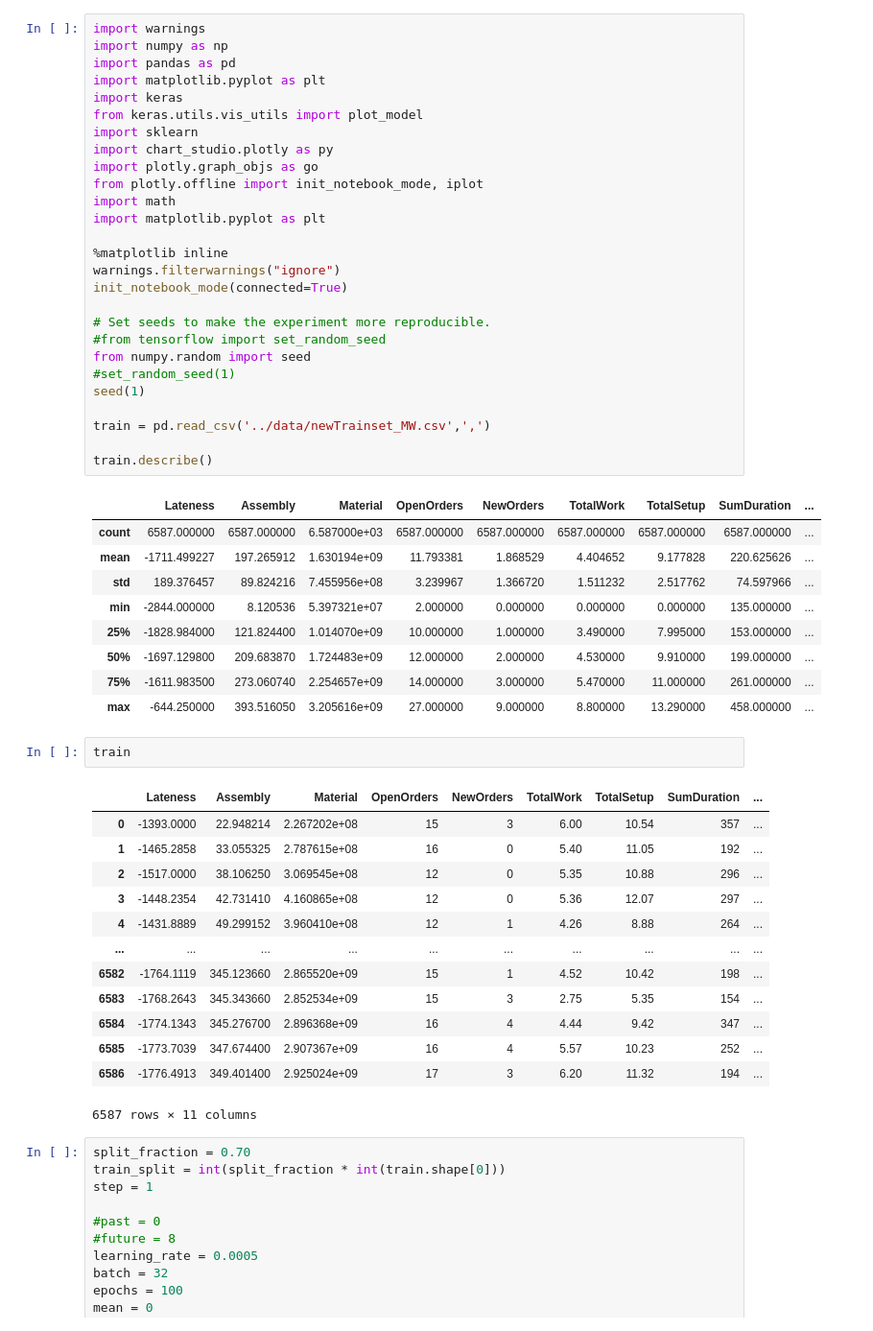
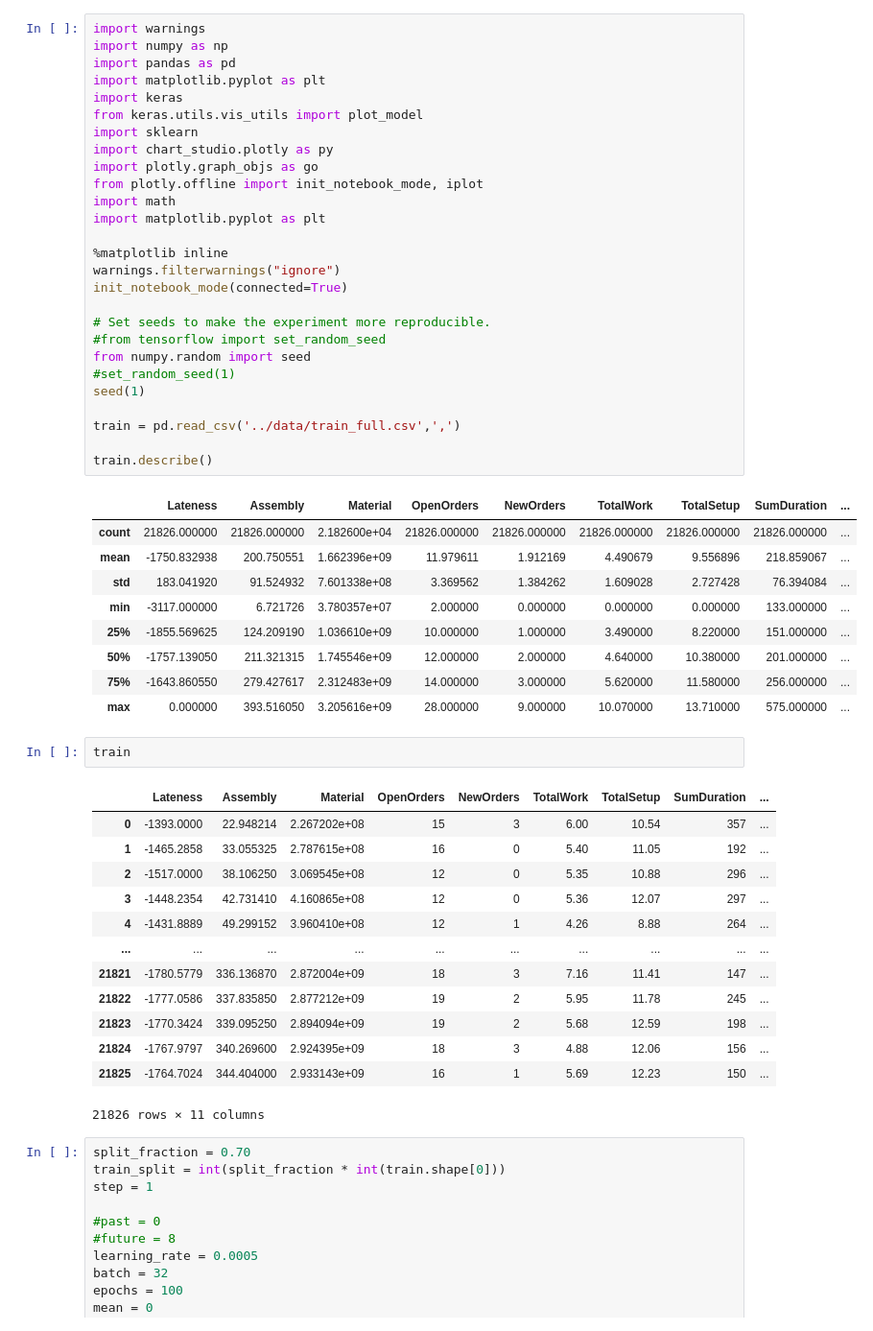
Before and after one commit to mschwrdtnr/tensorflow-api-prediction, a Jupyter notebook: notebooks/Spielwiese_old.ipynb, the cells around one changed output. Shown at 96% size. Saved outputs shown, nothing was run; the diff lists cells and outputs as text.

```diff
--- a/notebooks/Spielwiese_old.ipynb
+++ b/notebooks/Spielwiese_old.ipynb
@@ -1,40 +1,40 @@
 # %%
 import warnings
 import numpy as np
 import pandas as pd
 import matplotlib.pyplot as plt
 import keras
 from keras.utils.vis_utils import plot_model
 import sklearn
 import chart_studio.plotly as py
 import plotly.graph_objs as go
 from plotly.offline import init_notebook_mode, iplot
 import math
 import matplotlib.pyplot as plt
 
 %matplotlib inline
 warnings.filterwarnings("ignore")
 init_notebook_mode(connected=True)
 
 # Set seeds to make the experiment more reproducible.
 #from tensorflow import set_random_seed
 from numpy.random import seed
 #set_random_seed(1)
 seed(1)
 
-train = pd.read_csv('../data/newTrainset_MW.csv',',')
+train = pd.read_csv('../data/train_full.csv',',')
 
 train.describe()
 # %% [output]
 |  | Lateness | Assembly | Material | OpenOrders | NewOrders | TotalWork | TotalSetup | SumDuration | ... |
-| count | 6587.000000 | 6587.000000 | 6.587000e+03 | 6587.000000 | 6587.000000 | 6587.000000 | 6587.000000 | 6587.000000 | ... |
-| mean | -1711.499227 | 197.265912 | 1.630194e+09 | 11.793381 | 1.868529 | 4.404652 | 9.177828 | 220.625626 | ... |
-| std | 189.376457 | 89.824216 | 7.455956e+08 | 3.239967 | 1.366720 | 1.511232 | 2.517762 | 74.597966 | ... |
-| min | -2844.000000 | 8.120536 | 5.397321e+07 | 2.000000 | 0.000000 | 0.000000 | 0.000000 | 135.000000 | ... |
-| 25% | -1828.984000 | 121.824400 | 1.014070e+09 | 10.000000 | 1.000000 | 3.490000 | 7.995000 | 153.000000 | ... |
-| 50% | -1697.129800 | 209.683870 | 1.724483e+09 | 12.000000 | 2.000000 | 4.530000 | 9.910000 | 199.000000 | ... |
-| 75% | -1611.983500 | 273.060740 | 2.254657e+09 | 14.000000 | 3.000000 | 5.470000 | 11.000000 | 261.000000 | ... |
-| max | -644.250000 | 393.516050 | 3.205616e+09 | 27.000000 | 9.000000 | 8.800000 | 13.290000 | 458.000000 | ... |
+| count | 21826.000000 | 21826.000000 | 2.182600e+04 | 21826.000000 | 21826.000000 | 21826.000000 | 21826.000000 | 21826.000000 | ... |
+| mean | -1750.832938 | 200.750551 | 1.662396e+09 | 11.979611 | 1.912169 | 4.490679 | 9.556896 | 218.859067 | ... |
+| std | 183.041920 | 91.524932 | 7.601338e+08 | 3.369562 | 1.384262 | 1.609028 | 2.727428 | 76.394084 | ... |
+| min | -3117.000000 | 6.721726 | 3.780357e+07 | 2.000000 | 0.000000 | 0.000000 | 0.000000 | 133.000000 | ... |
+| 25% | -1855.569625 | 124.209190 | 1.036610e+09 | 10.000000 | 1.000000 | 3.490000 | 8.220000 | 151.000000 | ... |
+| 50% | -1757.139050 | 211.321315 | 1.745546e+09 | 12.000000 | 2.000000 | 4.640000 | 10.380000 | 201.000000 | ... |
+| 75% | -1643.860550 | 279.427617 | 2.312483e+09 | 14.000000 | 3.000000 | 5.620000 | 11.580000 | 256.000000 | ... |
+| max | 0.000000 | 393.516050 | 3.205616e+09 | 28.000000 | 9.000000 | 10.070000 | 13.710000 | 575.000000 | ... |
 # %%
 train
 # %% [output]
@@ -45,12 +45,12 @@ train
 | 3 | -1448.2354 | 42.731410 | 4.160865e+08 | 12 | 0 | 5.36 | 12.07 | 297 | ... |
 | 4 | -1431.8889 | 49.299152 | 3.960410e+08 | 12 | 1 | 4.26 | 8.88 | 264 | ... |
 | ... | ... | ... | ... | ... | ... | ... | ... | ... | ... |
-| 6582 | -1764.1119 | 345.123660 | 2.865520e+09 | 15 | 1 | 4.52 | 10.42 | 198 | ... |
-| 6583 | -1768.2643 | 345.343660 | 2.852534e+09 | 15 | 3 | 2.75 | 5.35 | 154 | ... |
-| 6584 | -1774.1343 | 345.276700 | 2.896368e+09 | 16 | 4 | 4.44 | 9.42 | 347 | ... |
-| 6585 | -1773.7039 | 347.674400 | 2.907367e+09 | 16 | 4 | 5.57 | 10.23 | 252 | ... |
-| 6586 | -1776.4913 | 349.401400 | 2.925024e+09 | 17 | 3 | 6.20 | 11.32 | 194 | ... |
+| 21821 | -1780.5779 | 336.136870 | 2.872004e+09 | 18 | 3 | 7.16 | 11.41 | 147 | ... |
+| 21822 | -1777.0586 | 337.835850 | 2.877212e+09 | 19 | 2 | 5.95 | 11.78 | 245 | ... |
+| 21823 | -1770.3424 | 339.095250 | 2.894094e+09 | 19 | 2 | 5.68 | 12.59 | 198 | ... |
+| 21824 | -1767.9797 | 340.269600 | 2.924395e+09 | 18 | 3 | 4.88 | 12.06 | 156 | ... |
+| 21825 | -1764.7024 | 344.404000 | 2.933143e+09 | 16 | 1 | 5.69 | 12.23 | 150 | ... |
-6587 rows × 11 columns
+21826 rows × 11 columns
 # %%
 split_fraction = 0.70
 train_split = int(split_fraction * int(train.shape[0]))
```
Also changed, not shown: parts of 12 cells of this notebook, 8 other files.
